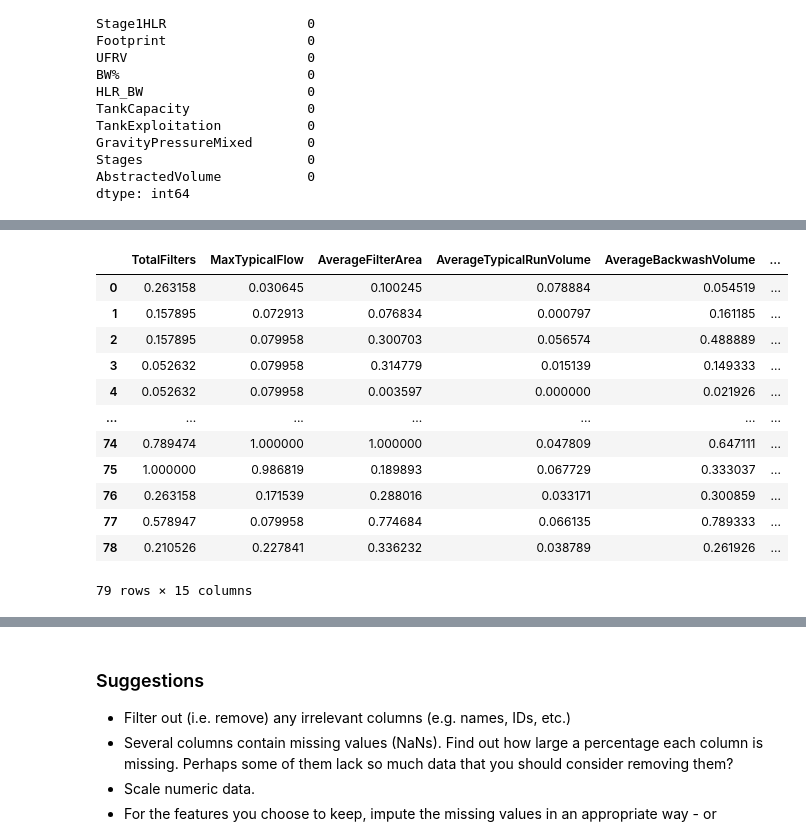
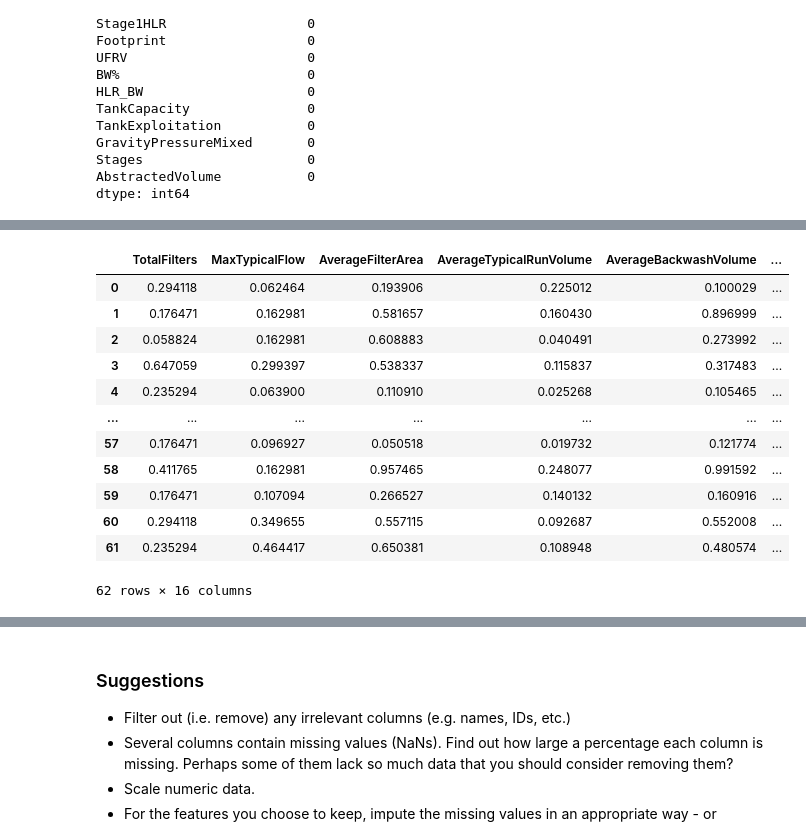
Before and after one commit to MAL1-MMMB/MAL-Assignment3, a Jupyter notebook: Preprocessing - Water treatment plants.ipynb, the cells around one changed output, grey strips where cells are left out. Drawn from its saved outputs; the diff is of its cells as text; code cells hidden in the pictures.

```diff
--- a/Preprocessing - Water treatment plants.ipynb
+++ b/Preprocessing - Water treatment plants.ipynb
@@ -119,20 +125,19 @@ We fill all missing categorical values with the mode of the current column. The
 # %%
-#import pandas as pd
-#from scipy import stats
-#import numpy as np
-#
-#irrelevant_columns = ['TotalFilters', 'TankCapacity', 'OxygenFactor']
-#relevant_columns = [col for col in numerical_columns if col not in irrelevant_columns]
-#
-## Calculate the z-score for all values in relevant columns
-#for col in relevant_columns:
-#    z_scores = stats.zscore(data_cleaned[col])
-#    abs_z_scores = np.abs(z_scores)
-#    filtered_entries = (abs_z_scores < 3)  # Adjust 3 as per requirement
-#    data_cleaned = data_cleaned[filtered_entries]
-#
-## Reset index
-#data_cleaned.reset_index(drop=True, inplace=True)
-#
-## Now, data_cleaned has only the filtered entries with a new continuous index
-#display(len(data_cleaned))
+import pandas as pd
+from scipy import stats
+import numpy as np
+
+irrelevant_columns = ['TotalFilters', 'TankCapacity', 'OxygenFactor']
+relevant_columns = [col for col in numerical_columns if col not in irrelevant_columns]
+
+# Calculate the z-score for all values in relevant columns
+for col in relevant_columns:
+    z_scores = stats.zscore(data_cleaned[col])
+    abs_z_scores = np.abs(z_scores)
+    filtered_entries = (abs_z_scores < 3)  # Adjust 3 as per requirement
+    data_cleaned = data_cleaned[filtered_entries]
+
+# Reset index
+data_cleaned.reset_index(drop=False, inplace=True)
+
+# Now, data_cleaned has only the filtered entries with a new continuous index
@@ -139,25 +150,27 @@ We fill all missing categorical values with the mode of the current column. The
 # %%
 from sklearn.preprocessing import MinMaxScaler
 
-numerical_columns = data_cleaned.select_dtypes(include=['float64','int64']).columns
+irrelevant_columns = ['index']
+relevant_columns = [col for col in numerical_columns if col not in irrelevant_columns]
 
 # Declare
 scaler = MinMaxScaler()
-scaled = scaler.fit_transform(data_cleaned[numerical_columns])
-scaled_df = pd.DataFrame(scaled, columns=numerical_columns)
+scaled = scaler.fit_transform(data_cleaned[relevant_columns])
+scaled_df = pd.DataFrame(scaled, columns=relevant_columns)
+scaled_df['Org Index'] = data_cleaned['index']
 
 display(scaled_df)
 # %% [output]
 |  | TotalFilters | MaxTypicalFlow | AverageFilterArea | AverageTypicalRunVolume | AverageBackwashVolume | ... |
-| 0 | 0.263158 | 0.030645 | 0.100245 | 0.078884 | 0.054519 | ... |
-| 1 | 0.157895 | 0.072913 | 0.076834 | 0.000797 | 0.161185 | ... |
-| 2 | 0.157895 | 0.079958 | 0.300703 | 0.056574 | 0.488889 | ... |
-| 3 | 0.052632 | 0.079958 | 0.314779 | 0.015139 | 0.149333 | ... |
-| 4 | 0.052632 | 0.079958 | 0.003597 | 0.000000 | 0.021926 | ... |
+| 0 | 0.294118 | 0.062464 | 0.193906 | 0.225012 | 0.100029 | ... |
+| 1 | 0.176471 | 0.162981 | 0.581657 | 0.160430 | 0.896999 | ... |
+| 2 | 0.058824 | 0.162981 | 0.608883 | 0.040491 | 0.273992 | ... |
+| 3 | 0.647059 | 0.299397 | 0.538337 | 0.115837 | 0.317483 | ... |
+| 4 | 0.235294 | 0.063900 | 0.110910 | 0.025268 | 0.105465 | ... |
 | ... | ... | ... | ... | ... | ... | ... |
-| 74 | 0.789474 | 1.000000 | 1.000000 | 0.047809 | 0.647111 | ... |
-| 75 | 1.000000 | 0.986819 | 0.189893 | 0.067729 | 0.333037 | ... |
-| 76 | 0.263158 | 0.171539 | 0.288016 | 0.033171 | 0.300859 | ... |
-| 77 | 0.578947 | 0.079958 | 0.774684 | 0.066135 | 0.789333 | ... |
-| 78 | 0.210526 | 0.227841 | 0.336232 | 0.038789 | 0.261926 | ... |
+| 57 | 0.176471 | 0.096927 | 0.050518 | 0.019732 | 0.121774 | ... |
+| 58 | 0.411765 | 0.162981 | 0.957465 | 0.248077 | 0.991592 | ... |
+| 59 | 0.176471 | 0.107094 | 0.266527 | 0.140132 | 0.160916 | ... |
+| 60 | 0.294118 | 0.349655 | 0.557115 | 0.092687 | 0.552008 | ... |
+| 61 | 0.235294 | 0.464417 | 0.650381 | 0.108948 | 0.480574 | ... |
-79 rows × 15 columns
+62 rows × 16 columns
```
Also changed, not shown: parts of 7 cells of this notebook.
